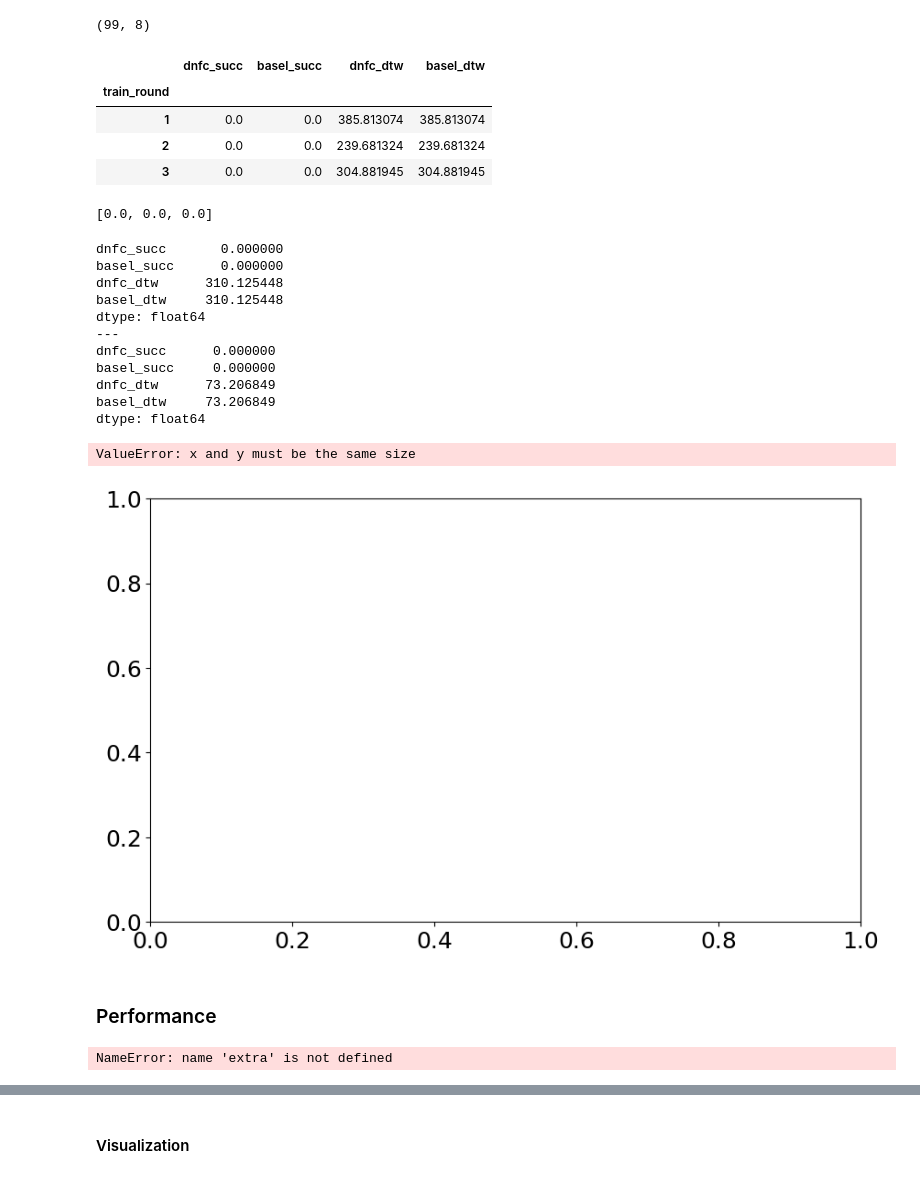
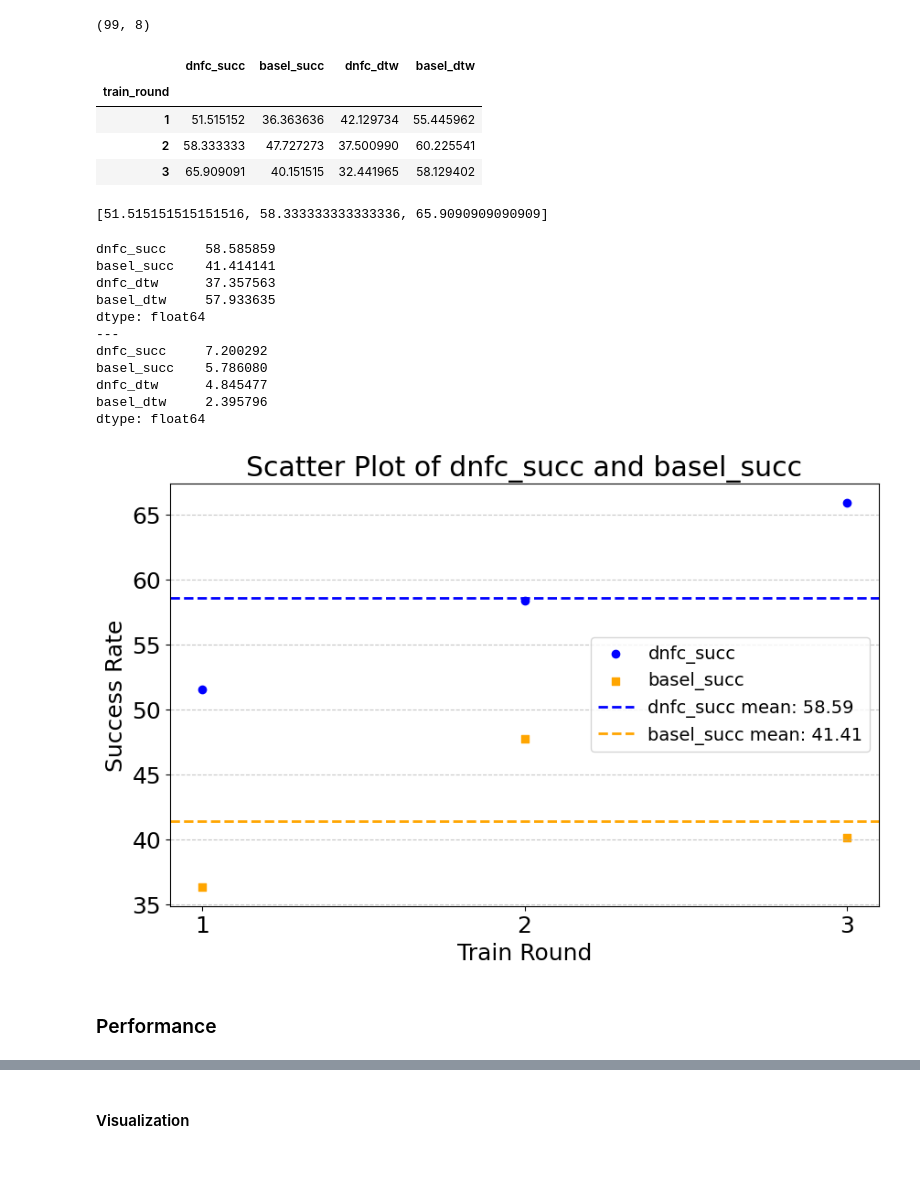
Before and after one commit to arash-mehrabi-z/dnfc-torobo, a Jupyter notebook: feedback_controller/fbc/neural_network/get_results.ipynb, the cells around one changed output, grey strips where cells are left out. Saved outputs shown, nothing was run; the diff lists cells and outputs as text; code cells hidden in the pictures.

```diff
--- a/feedback_controller/fbc/neural_network/get_results.ipynb
+++ b/feedback_controller/fbc/neural_network/get_results.ipynb
@@ -30,9 +30,9 @@ bodypart structure for head is constructed.
 # %% [markdown]
 ### Example
 # %%
-model_name = "6l_linear" + "_1e-05" + "_False"
+model_name = "2+2l_lat:sub-nvel_1e-05"
 file_root_dir = root_dir +\
-    f"{ds_name}_{model_params_list[0]}K/ep:2000/on_{model_name}"
+    f"{ds_name}_{model_params_list[0]}K/ep:2000/on_{model_name}" + "_True"
 
 file_path = os.path.join(file_root_dir, "perf.csv")
 df = pd.read_csv(file_path)
@@ -92,13 +92,13 @@ round_means
 # %% [output]
 |  | dnfc_succ | basel_succ | dnfc_dtw | basel_dtw |
 | train_round |  |  |  |  |
-| 1 | 0.0 | 0.0 | 385.813074 | 385.813074 |
-| 2 | 0.0 | 0.0 | 239.681324 | 239.681324 |
-| 3 | 0.0 | 0.0 | 304.881945 | 304.881945 |
+| 1 | 51.515152 | 36.363636 | 42.129734 | 55.445962 |
+| 2 | 58.333333 | 47.727273 | 37.500990 | 60.225541 |
+| 3 | 65.909091 | 40.151515 | 32.441965 | 58.129402 |
 # %%
 round_means['dnfc_succ'].tolist()
 # %% [output]
-[0.0, 0.0, 0.0]
+[51.515151515151516, 58.333333333333336, 65.9090909090909]
 # %%
 overall_mean = round_means.mean()
 overall_std = round_means.std()
@@ -106,52 +106,51 @@ print(overall_mean)
 print("---")
 print(overall_std)
 # %% [output]
-dnfc_succ       0.000000
-basel_succ      0.000000
-dnfc_dtw      310.125448
-basel_dtw     310.125448
+dnfc_succ     58.585859
+basel_succ    41.414141
+dnfc_dtw      37.357563
+basel_dtw     57.933635
 dtype: float64
 ---
-dnfc_succ      0.000000
-basel_succ     0.000000
-dnfc_dtw      73.206849
-basel_dtw     73.206849
+dnfc_succ     7.200292
+basel_succ    5.786080
+dnfc_dtw      4.845477
+basel_dtw     2.395796
 dtype: float64
 # %%
 dnfc_succ = round_means['dnfc_succ'].tolist()
 basel_succ = round_means['basel_succ'].tolist()
 
 dnfc_mean = np.mean(dnfc_succ)
 basel_mean = np.mean(basel_succ)
 
 # Scatter plot
 plt.figure(figsize=(10, 6))
-train_rounds = np.arange(1, 6)
+train_rounds = np.arange(1, 4)
 
 # Plot scatter points
 plt.scatter(train_rounds, dnfc_succ, color='blue', label='dnfc_succ', marker='o')
 plt.scatter(train_rounds, basel_succ, color='orange', label='basel_succ', marker='s')
 
 # Add mean lines
 plt.axhline(dnfc_mean, color='blue', linestyle='dashed', linewidth=2,
             label=f'dnfc_succ mean: {dnfc_mean:.2f}')
 plt.axhline(basel_mean, color='orange', linestyle='dashed', linewidth=2,
             label=f'basel_succ mean: {basel_mean:.2f}')
 
 # Labels and legend
 plt.xlabel('Train Round')
 plt.ylabel('Success Rate')
 plt.title('Scatter Plot of dnfc_succ and basel_succ')
 plt.xticks(train_rounds)
 plt.legend()
 plt.grid(axis='y', linestyle='--', alpha=0.7)
 
 # Show plot
 plt.savefig(os.path.join(os.getcwd(), "paper/each_model.png"))
 plt.show()
 # %% [output]
-ValueError: x and y must be the same size
-[figure, old version]
+[figure, new version]
 # %% [markdown]
 ### Performance
 # %%
@@ -191,7 +190,7 @@ stats_abl = {
 for num_params in model_params_list:
     model_dir = os.path.join(root_dir, f"{ds_name}_{num_params}K/ep:2000/")
     for is_not_abl in [True]:#, False]:
-        file_dir = os.path.join(model_dir, f"on_v_custl_mse_{extra}_1e-05_{is_not_abl}")
+        file_dir = os.path.join(model_dir, f"on_{model_name}_{is_not_abl}")
         file_path = os.path.join(file_dir, "perf.csv")
         df = pd.read_csv(file_path)
 
@@ -230,8 +229,6 @@ for num_params in model_params_list:
 
             # stats_abl['succ_arr'].append(dnfc_succ.tolist())#round_means['dnfc_succ'].tolist())
             # stats_abl['dtw_arr'].append(dnfc_dtw.tolist())#round_means['dnfc_dtw'].tolist())
-# %% [output]
-NameError: name 'extra' is not defined
 # %%
 print(len(stats_model['succ_arr'][0]))
 stats_model
```
Also changed, not shown: parts of 13 cells of this notebook, 4 other files.
